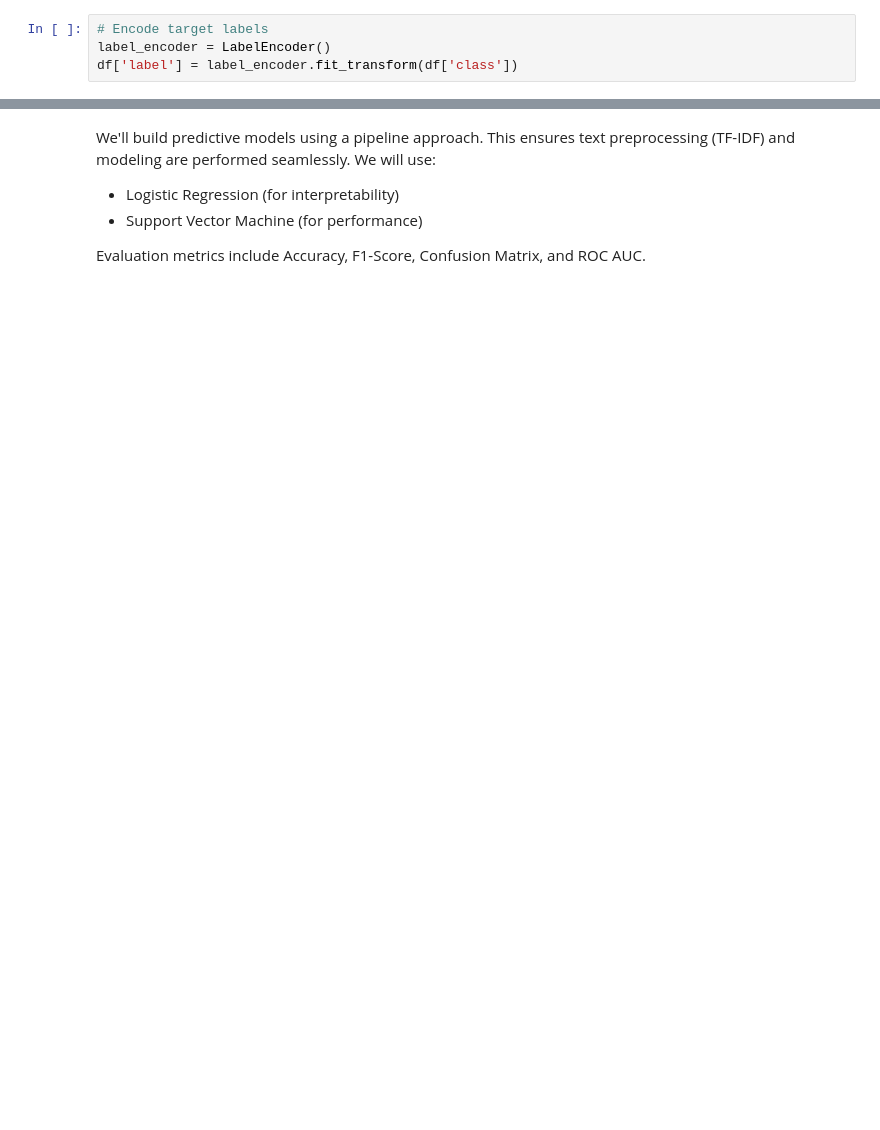
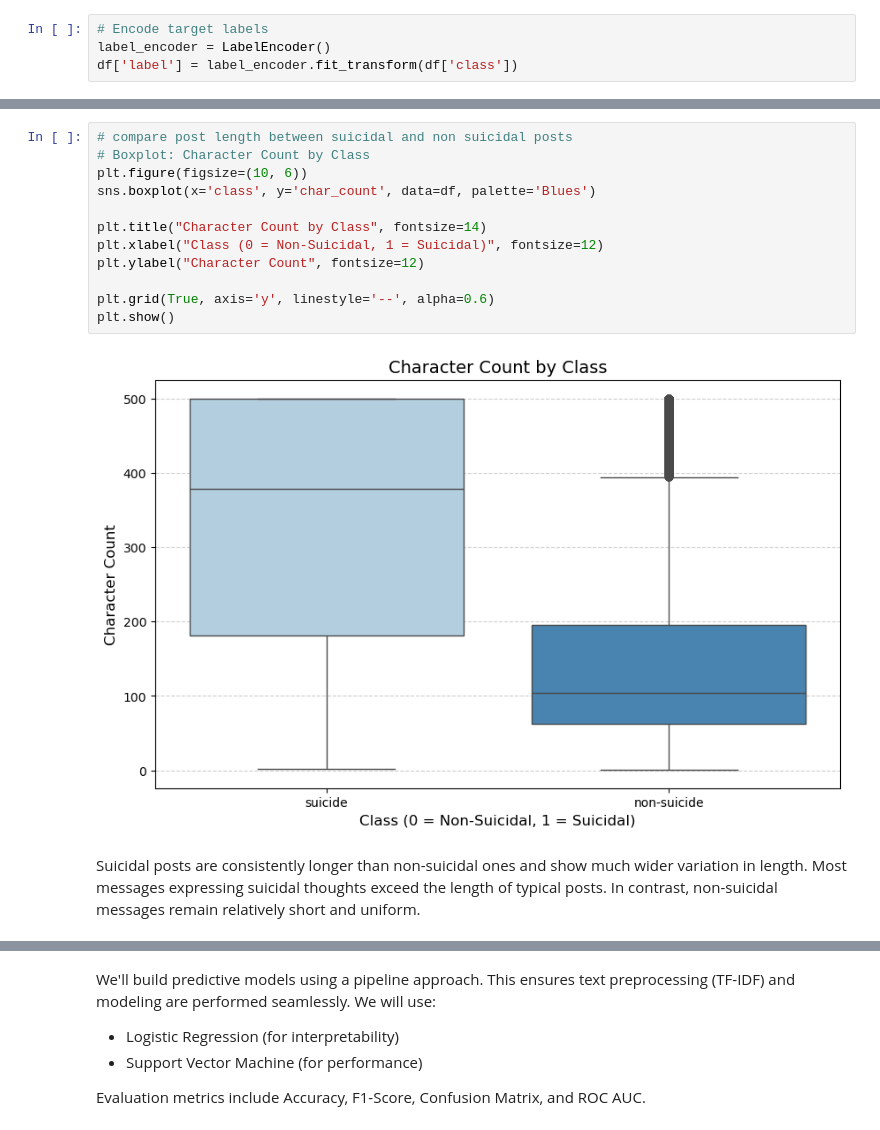
Before and after one commit to MichelleUsagi/PHASE-4-PROJECT-, a Jupyter notebook: notebook.ipynb, the cells around one changed output, grey strips where cells are left out. Drawn from its saved outputs; the diff is of its cells as text; blank space fills up the shorter version.

```diff
--- a/notebook.ipynb
+++ b/notebook.ipynb
@@ -283,0 +449,16 @@ plt.show()
+# %%
+# compare post length between suicidal and non suicidal posts
+# Boxplot: Character Count by Class
+plt.figure(figsize=(10, 6))
+sns.boxplot(x='class', y='char_count', data=df, palette='Blues')
+
+plt.title("Character Count by Class", fontsize=14)
+plt.xlabel("Class (0 = Non-Suicidal, 1 = Suicidal)", fontsize=12)
+plt.ylabel("Character Count", fontsize=12)
+
+plt.grid(True, axis='y', linestyle='--', alpha=0.6)
+plt.show()
+# %% [output]
+[figure, added]
+# %% [markdown]
+Suicidal posts are consistently longer than non-suicidal ones and show much wider variation in length. Most messages expressing suicidal thoughts exceed the length of typical posts. In contrast, non-suicidal messages remain relatively short and uniform.
```
Also changed, not shown: parts of 123 cells of this notebook.
